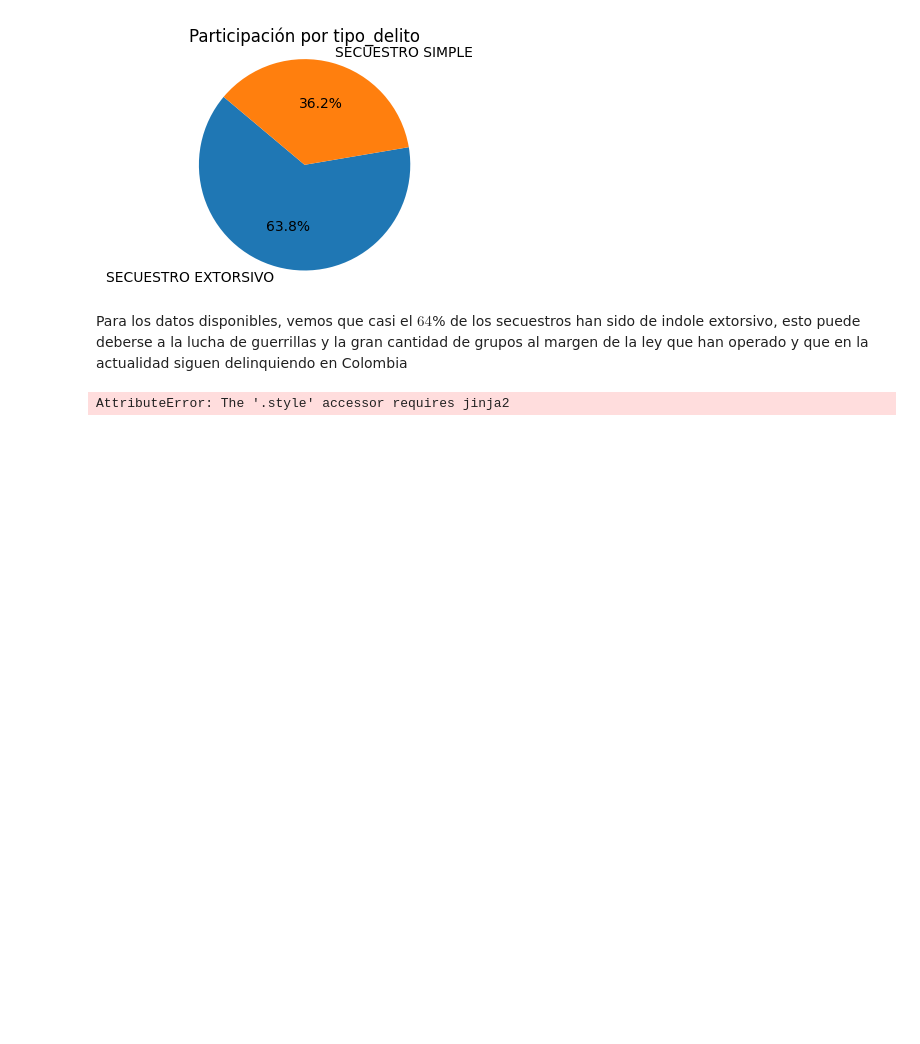
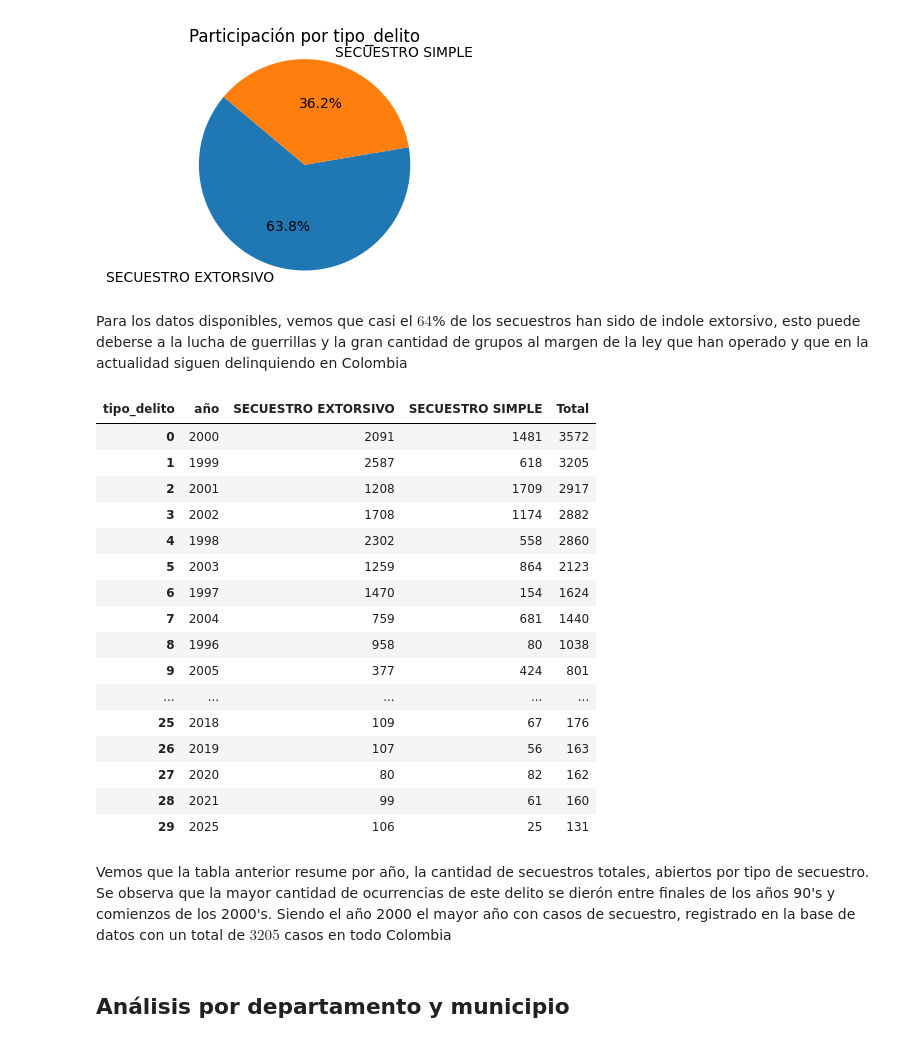
Before and after one commit to SPMINE-2425/repo_diegomiranda, a Jupyter notebook: Código/Exploración_Secuestros.ipynb, the cells around one changed output. Saved outputs shown, nothing was run; the diff lists cells and outputs as text; code cells hidden in the pictures; blank space fills up the shorter version.

Commit message:
Avance con análisis de datos secuestros en Colombia

```diff
--- a/Código/Exploración_Secuestros.ipynb
+++ b/Código/Exploración_Secuestros.ipynb
@@ -97,25 +101,45 @@ plt.axis('equal')
 plt.show()
 # %% [output]
 [figure]
-# %%
-# Extrae el año de la fecha y crea una columna con la variable año
-df['anio'] = df['fecha_hecho'].dt.year
 # %% [markdown]
 Para los datos disponibles, vemos que casi el $64$% de los secuestros han sido de indole extorsivo, esto puede deberse a la lucha de guerrillas y la gran cantidad de grupos al margen de la ley que han operado y que en la actualidad siguen delinquiendo en Colombia
+# %%
+# Extrae el año de la fecha y crea una columna con la variable año
+df['año'] = df['fecha_hecho'].dt.year
 # %%
 # Crear tabla pivote: filas son años, columnas son tipo_delito
-pivot_table = df.groupby(['anio', 'tipo_delito']).size().unstack(fill_value=0)
+pivot_table = df.groupby(['año', 'tipo_delito']).size().unstack(fill_value=0)
 
 # Agrega columna con el total anual
 pivot_table['Total'] = pivot_table.sum(axis=1)
 
 # Ordena por el total descendente
 pivot_table = pivot_table.sort_values(by='Total', ascending=False)
 
 # Opcional: reinicia el índice para que 'anio' sea columna normal
 pivot_table.reset_index(inplace=True)
 
-# Muestra la tabla de forma bonita en Jupyter Notebook
+# Muestra la tabla
 display(pivot_table)
 # %% [output]
-AttributeError: The '.style' accessor requires jinja2
+| tipo_delito | año | SECUESTRO EXTORSIVO | SECUESTRO SIMPLE | Total |
+| 0 | 2000 | 2091 | 1481 | 3572 |
+| 1 | 1999 | 2587 | 618 | 3205 |
+| 2 | 2001 | 1208 | 1709 | 2917 |
+| 3 | 2002 | 1708 | 1174 | 2882 |
+| 4 | 1998 | 2302 | 558 | 2860 |
+| 5 | 2003 | 1259 | 864 | 2123 |
+| 6 | 1997 | 1470 | 154 | 1624 |
+| 7 | 2004 | 759 | 681 | 1440 |
+| 8 | 1996 | 958 | 80 | 1038 |
+| 9 | 2005 | 377 | 424 | 801 |
+| ... | ... | ... | ... | ... |
+| 25 | 2018 | 109 | 67 | 176 |
+| 26 | 2019 | 107 | 56 | 163 |
+| 27 | 2020 | 80 | 82 | 162 |
+| 28 | 2021 | 99 | 61 | 160 |
+| 29 | 2025 | 106 | 25 | 131 |
+# %% [markdown]
+Vemos que la tabla anterior resume por año, la cantidad de secuestros totales, abiertos por tipo de secuestro. Se observa que la mayor cantidad de ocurrencias de este delito se dierón entre finales de los años 90's y comienzos de los 2000's. Siendo el año 2000 el mayor año con casos de secuestro, registrado en la base de datos con un total de $3205$ casos en todo Colombia
+# %% [markdown]
+## Análisis por departamento y municipio
```
Also changed, not shown: parts of 9 cells of this notebook, 4 other files.
